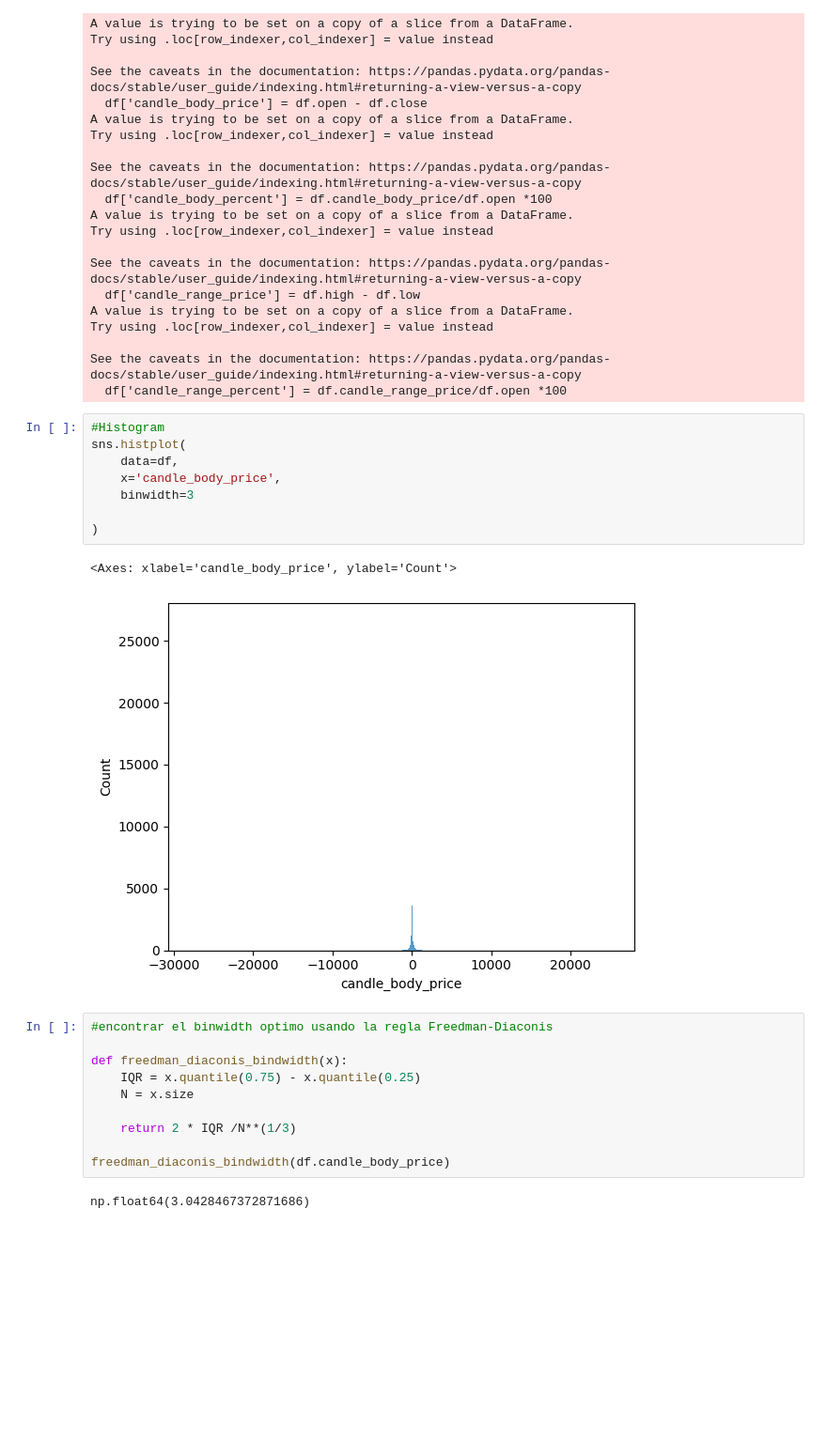
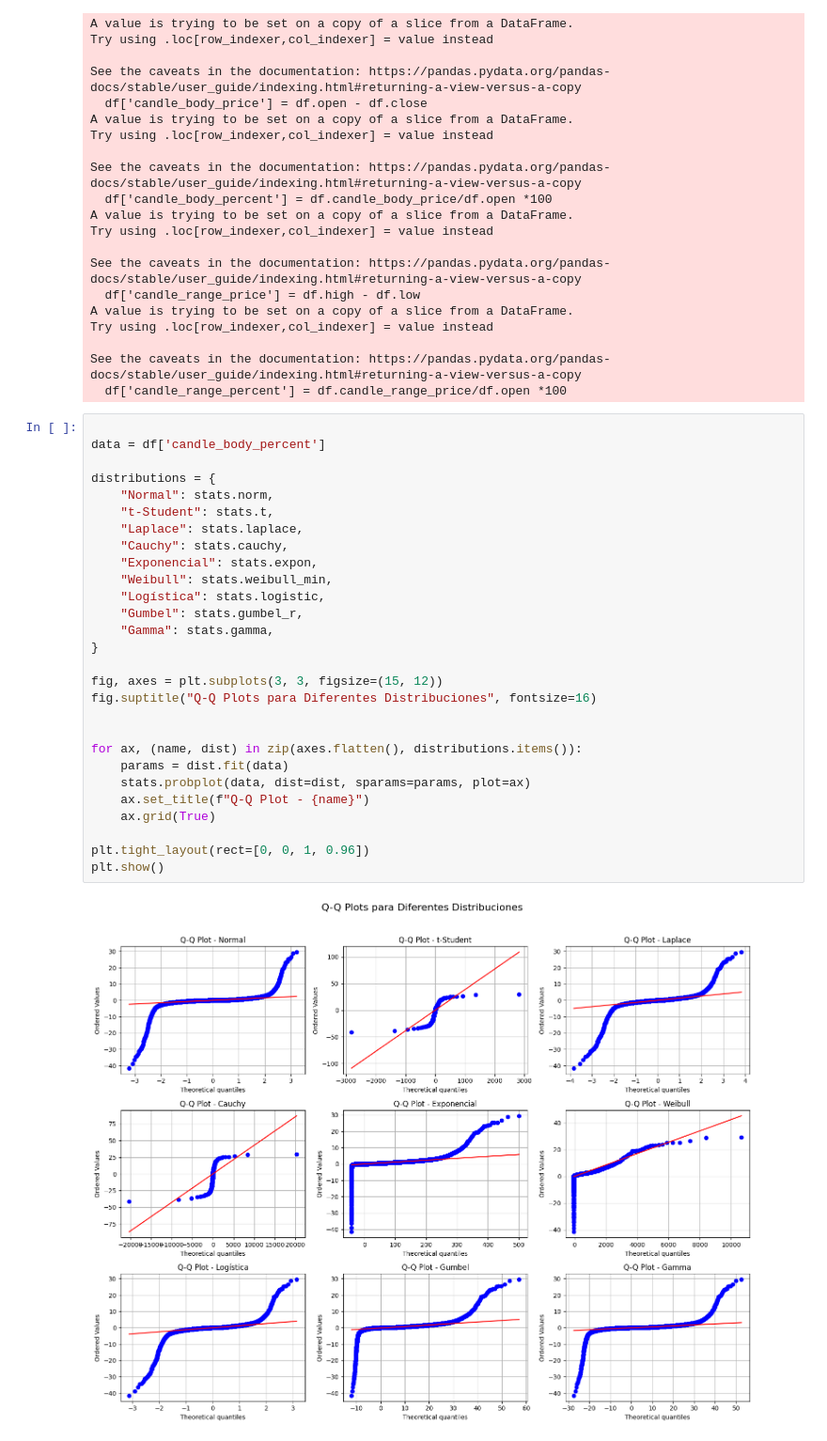
Before and after one commit to Pliperkiller/PhyNancy, a Jupyter notebook: data_analisys/bitcoin_DA.ipynb, the cells around one changed output. Shown at 94% size. Drawn from its saved outputs; the diff is of its cells as text; blank space fills up the shorter version.

```diff
--- a/data_analisys/bitcoin_DA.ipynb
+++ b/data_analisys/bitcoin_DA.ipynb
@@ -157,26 +121,33 @@ Try using .loc[row_indexer,col_indexer] = value instead
 
 See the caveats in the documentation: https://pandas.pydata.org/pandas-docs/stable/user_guide/indexing.html#returning-a-view-versus-a-copy
   df['candle_range_percent'] = df.candle_range_price/df.open *100
-# %%
-#Histogram
-sns.histplot(
-    data=df,
-    x='candle_body_price',
-    binwidth=3
-
-)
-# %% [output]
-<Axes: xlabel='candle_body_price', ylabel='Count'>
-[figure, removed]
-# %%
-#encontrar el binwidth optimo usando la regla Freedman-Diaconis
-
-def freedman_diaconis_bindwidth(x):
-    IQR = x.quantile(0.75) - x.quantile(0.25)
-    N = x.size
-
-    return 2 * IQR /N**(1/3)
-
-freedman_diaconis_bindwidth(df.candle_body_price)
-# %% [output]
-np.float64(3.0428467372871686)
+# %%
+
+data = df['candle_body_percent']
+
+distributions = {
+    "Normal": stats.norm,
+    "t-Student": stats.t,
+    "Laplace": stats.laplace,
+    "Cauchy": stats.cauchy,
+    "Exponencial": stats.expon,
+    "Weibull": stats.weibull_min,
+    "Logística": stats.logistic,
+    "Gumbel": stats.gumbel_r,
+    "Gamma": stats.gamma,
+}
+
+fig, axes = plt.subplots(3, 3, figsize=(15, 12))
+fig.suptitle("Q-Q Plots para Diferentes Distribuciones", fontsize=16)
+
+
+for ax, (name, dist) in zip(axes.flatten(), distributions.items()):
+    params = dist.fit(data)
+    stats.probplot(data, dist=dist, sparams=params, plot=ax)
+    ax.set_title(f"Q-Q Plot - {name}")
+    ax.grid(True)
+
+plt.tight_layout(rect=[0, 0, 1, 0.96])
+plt.show()
+# %% [output]
+[figure, added]
```
Also changed, not shown: parts of 25 cells of this notebook.
